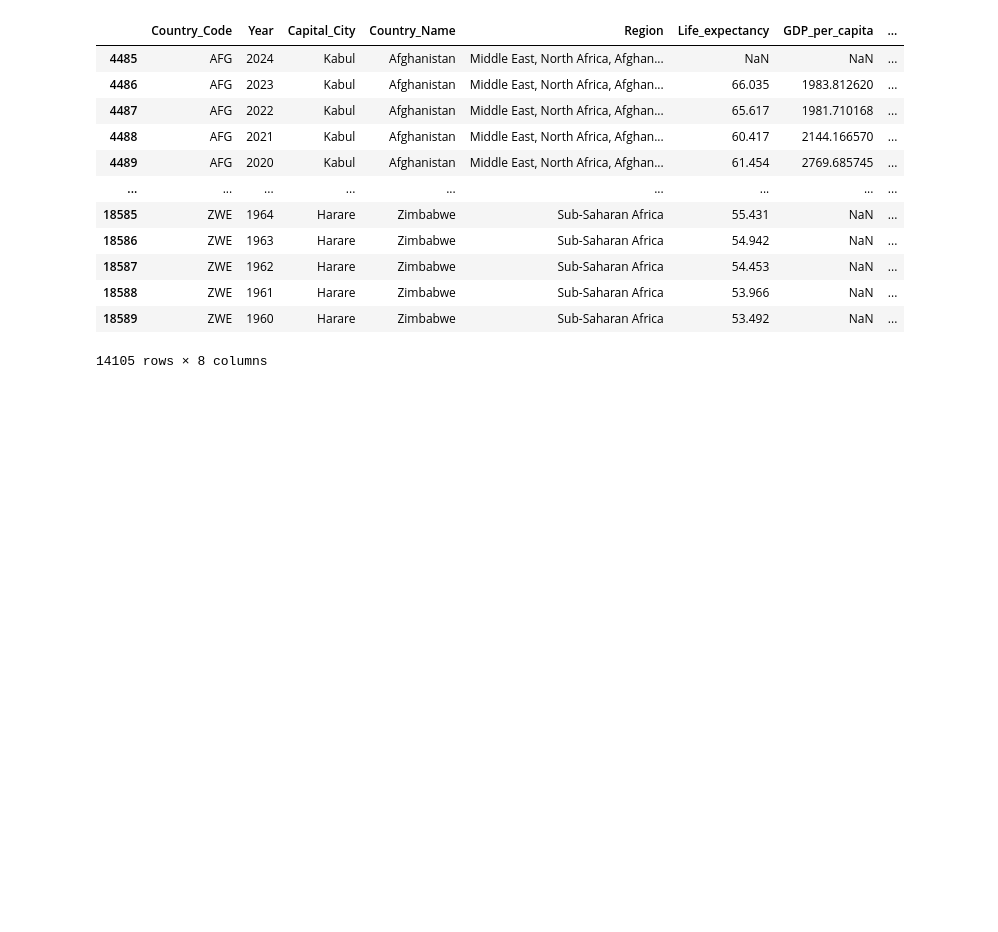
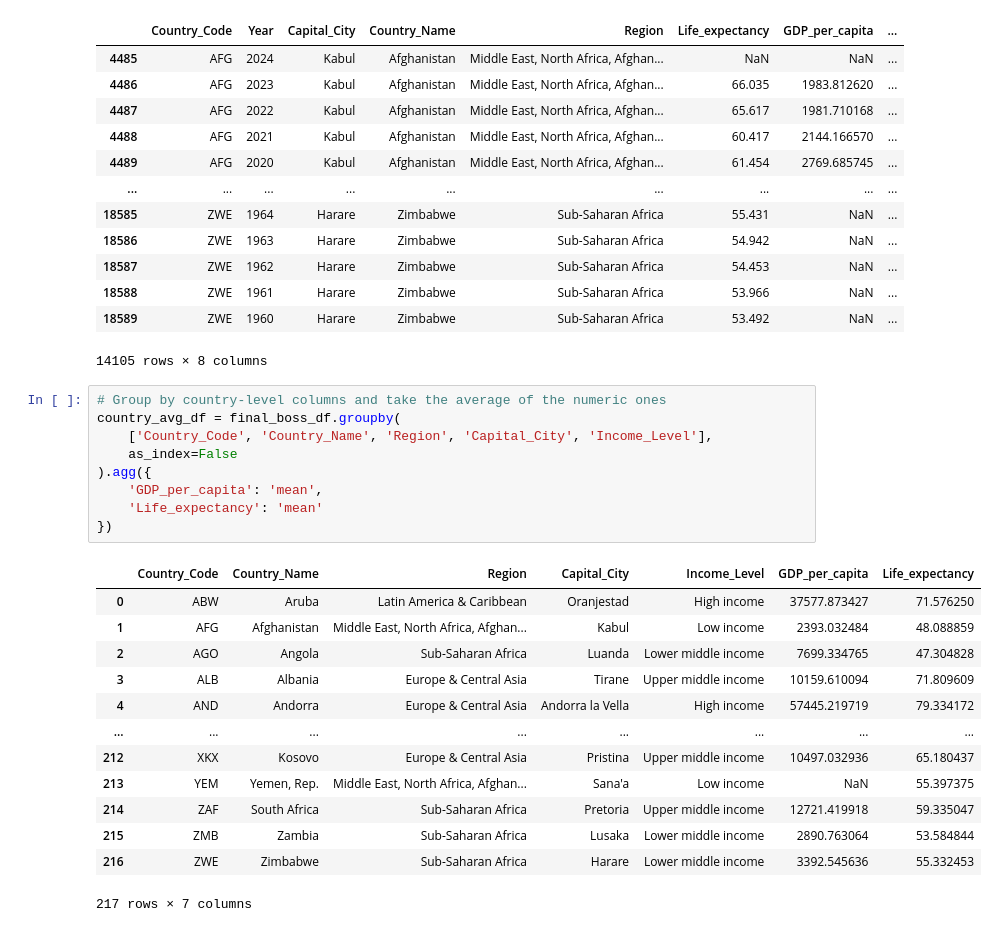
Before and after one commit to NewForce-Cohort-11-Data/socrata-api-bgizzle78, a Jupyter notebook: socrata_api_proj.ipynb, the cells around one changed output. Saved outputs shown, nothing was run; the diff lists cells and outputs as text; blank space fills up the shorter version.

```diff
--- a/socrata_api_proj.ipynb
+++ b/socrata_api_proj.ipynb
@@ -628,3 +628,26 @@ Final Boss DataFrame!
 | 18588 | ZWE | 1961 | Harare | Zimbabwe | Sub-Saharan Africa | 53.966 | NaN | ... |
 | 18589 | ZWE | 1960 | Harare | Zimbabwe | Sub-Saharan Africa | 53.492 | NaN | ... |
 14105 rows × 8 columns
+# %%
+# Group by country-level columns and take the average of the numeric ones
+country_avg_df = final_boss_df.groupby(
+    ['Country_Code', 'Country_Name', 'Region', 'Capital_City', 'Income_Level'],
+    as_index=False
+).agg({
+    'GDP_per_capita': 'mean',
+    'Life_expectancy': 'mean'
+})
+# %% [output]
+|  | Country_Code | Country_Name | Region | Capital_City | Income_Level | GDP_per_capita | Life_expectancy |
+| 0 | ABW | Aruba | Latin America & Caribbean | Oranjestad | High income | 37577.873427 | 71.576250 |
+| 1 | AFG | Afghanistan | Middle East, North Africa, Afghan... | Kabul | Low income | 2393.032484 | 48.088859 |
+| 2 | AGO | Angola | Sub-Saharan Africa | Luanda | Lower middle income | 7699.334765 | 47.304828 |
+| 3 | ALB | Albania | Europe & Central Asia | Tirane | Upper middle income | 10159.610094 | 71.809609 |
+| 4 | AND | Andorra | Europe & Central Asia | Andorra la Vella | High income | 57445.219719 | 79.334172 |
+| ... | ... | ... | ... | ... | ... | ... | ... |
+| 212 | XKX | Kosovo | Europe & Central Asia | Pristina | Upper middle income | 10497.032936 | 65.180437 |
+| 213 | YEM | Yemen, Rep. | Middle East, North Africa, Afghan... | Sana'a | Low income | NaN | 55.397375 |
+| 214 | ZAF | South Africa | Sub-Saharan Africa | Pretoria | Upper middle income | 12721.419918 | 59.335047 |
+| 215 | ZMB | Zambia | Sub-Saharan Africa | Lusaka | Lower middle income | 2890.763064 | 53.584844 |
+| 216 | ZWE | Zimbabwe | Sub-Saharan Africa | Harare | Lower middle income | 3392.545636 | 55.332453 |
+217 rows × 7 columns
```
Also changed, not shown: parts of 1 cell of this notebook.
